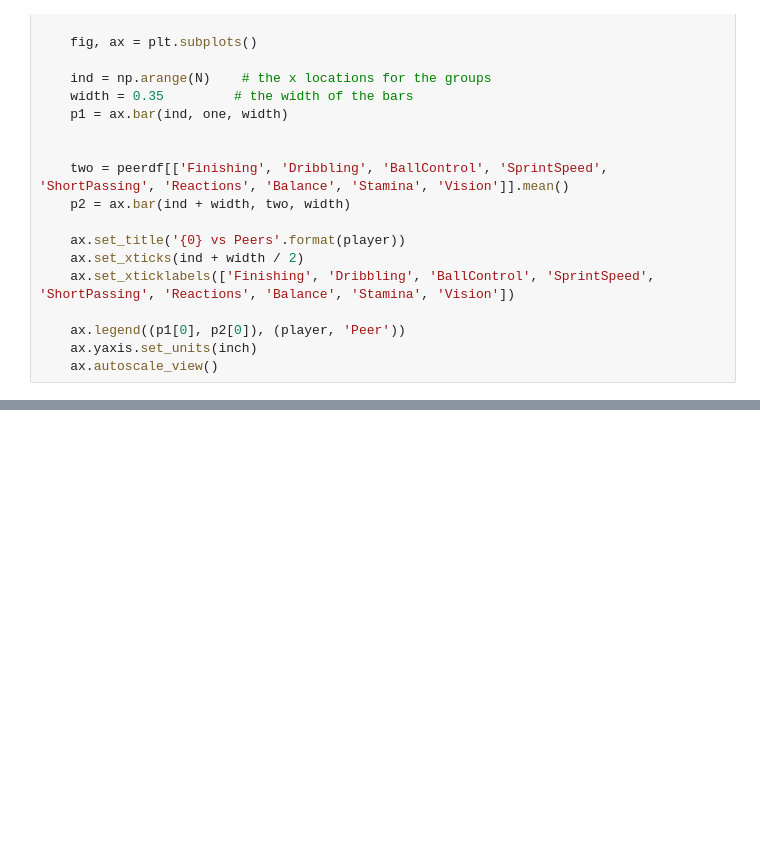
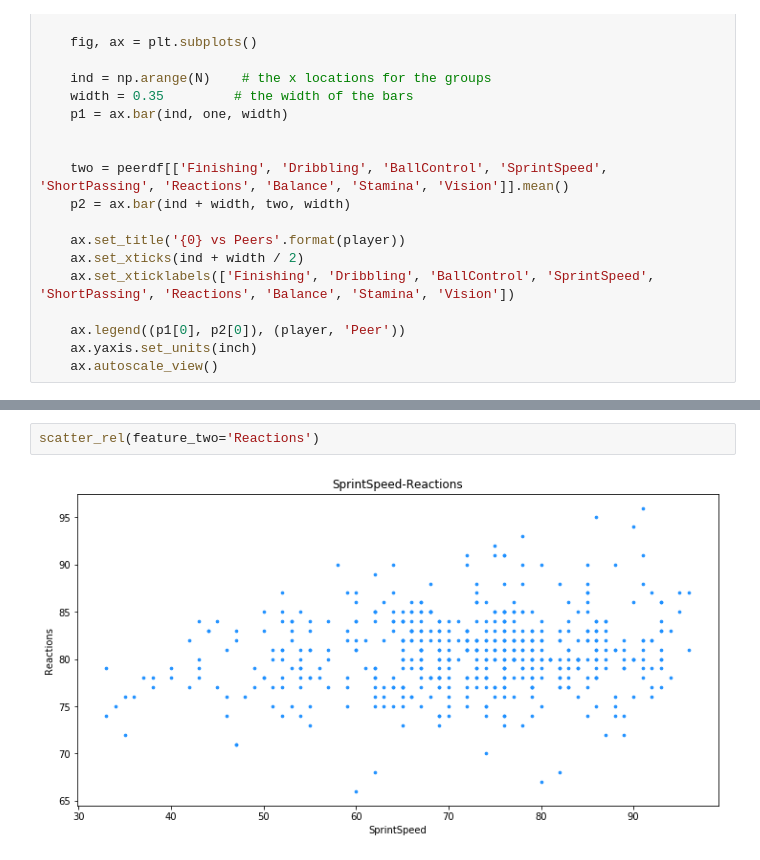
Before and after one commit to reyllama/toy_datascience, a Jupyter notebook: fifa19/EDA01.ipynb, the cells around one changed output, grey strips where cells are left out. Saved outputs shown, nothing was run; the diff lists cells and outputs as text; blank space fills up the shorter version.

```diff
--- a/fifa19/EDA01.ipynb
+++ b/fifa19/EDA01.ipynb
@@ -352,0 +355,4 @@ Text(0, 0.5, 'Dribbling')
+# %%
+scatter_rel(feature_two='Reactions')
+# %% [output]
+[figure, added]
```
Also changed, not shown: parts of 22 cells of this notebook, 13 other files.
